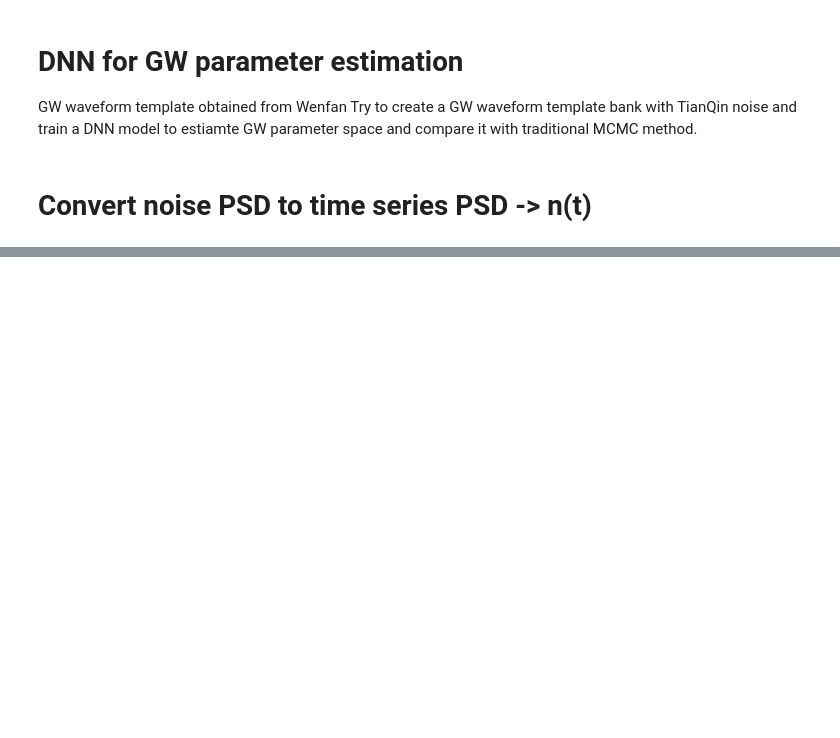
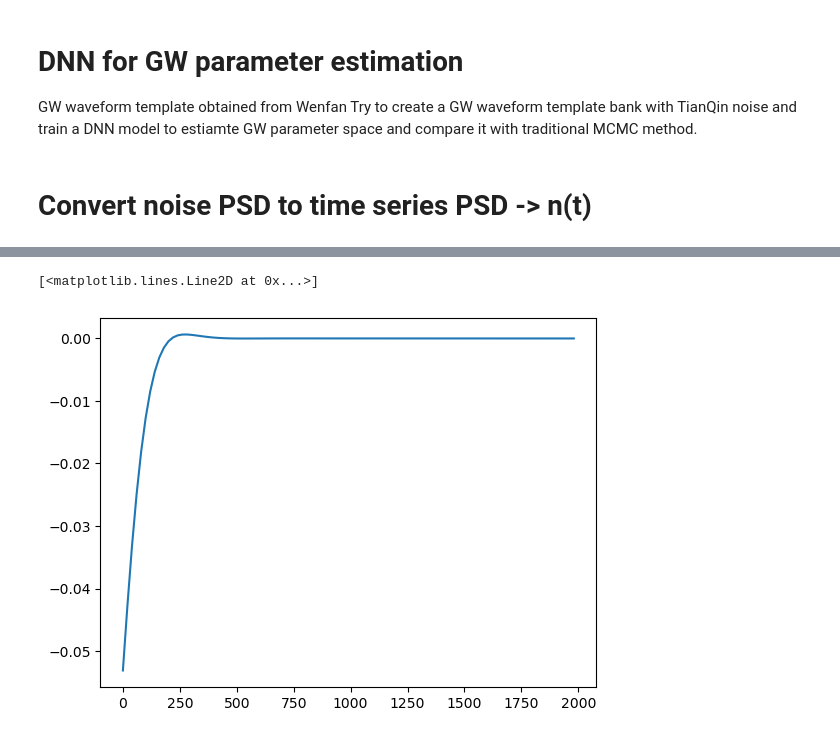
Before and after one commit to QYQSDTC/DNN_for_GW_Parameter_Space_Estimation, a Jupyter notebook: LISA-TQ-Waveforms.ipynb, the cells around one changed output, grey strips where cells are left out. Drawn from its saved outputs; the diff is of its cells as text; code cells hidden in the pictures; blank space fills up the shorter version.

```diff
--- a/LISA-TQ-Waveforms.ipynb
+++ b/LISA-TQ-Waveforms.ipynb
@@ -343,0 +316,26 @@ Text(0.5, 1.0, 'Whitened Data with real color noise')
+# %%
+# whiten Data
+fft_Data = np.fft.fft(Data)
+# rfft_Data = np.fft.rfft(Data)
+# print(f'Length of FFT {len(fft_Data)}, length of rFFT {len(rfft_Data)}')
+white_Data = fft_Data/np.sqrt(PSD2)
+# set the first and last element to zero
+white_Data[0] = 0
+# white_Data[-1] = 0
+White_Data_t = np.real(np.fft.ifft(white_Data))
+
+# whiten the signal h_t
+fft_h_t = np.fft.fft(h_t)
+white_h_t = fft_h_t/np.sqrt(PSD2)
+# set the first and last element to zero
+white_h_t[0] = 0
+# white_h_t[-1] = 0
+White_h_t = np.real(np.fft.ifft(white_h_t))
+
+# whiten colored noise
+fft_Noise = np.fft.fft(noise)
+white_Noise = fft_Noise/np.sqrt(PSD2)
+# set the first and last element to zero
+white_Noise[0] = 0
+# white_Noise[-1] = 0
+White_Noise_t = np.real(np.fft.ifft(white_Noise))
@@ -343,0 +364,5 @@ Text(0.5, 1.0, 'Whitened Data with real color noise')
+# %%
+plt.plot(t[:100], White_h_t[:100])
+# %% [output]
+[<matplotlib.lines.Line2D at 0x...>]
+[figure, added]
```
Also changed, not shown: parts of 24 cells of this notebook, 4 other files.
